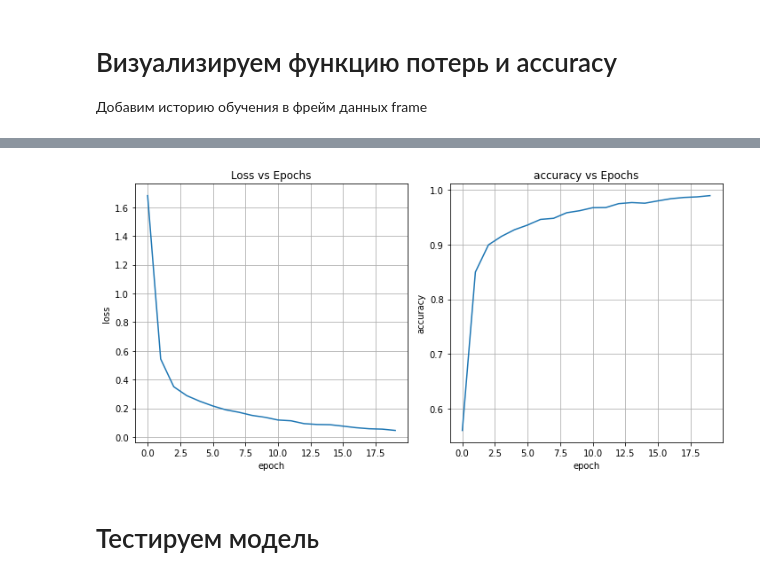
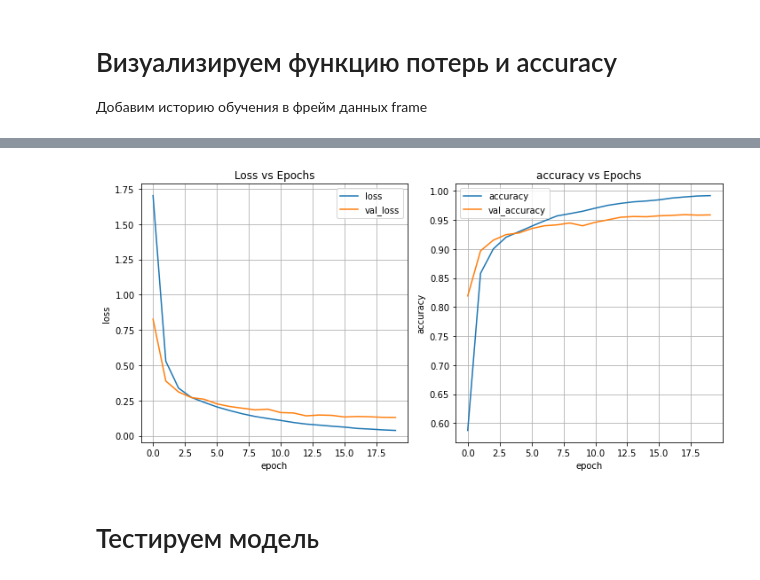
Before and after one commit to churillov/test_Comexp, a Jupyter notebook: Classificator.ipynb, the cells around one changed output, grey strips where cells are left out. Drawn from its saved outputs; the diff is of its cells as text; code cells hidden in the pictures.

```diff
--- a/Classificator.ipynb
+++ b/Classificator.ipynb
@@ -101,13 +101,13 @@ def compile_model(model):
                   loss='sparse_categorical_crossentropy',
                   metrics=["accuracy"])
 # %%
-def train_model(model, scaled_train_images, train_labels):
+def train_model(model, scaled_train_images, train_labels, validation_set):
     """
     Эта функция должна обучать модель в течение 5 эпох на scaled_train_images и train_labels.
     Функция должна возвращать историю обучения, возвращаемую model.fit.
     """
 
-    history = model.fit(scaled_train_images, train_labels, epochs=20, batch_size=256)
+    history = model.fit(scaled_train_images, train_labels, epochs=20, batch_size=256, validation_data=validation_set)
 
     return history
 # %% [markdown]
@@ -165,6 +165,8 @@ _________________________________________________________________
 
 Добавим историю обучения в фрейм данных frame
 # %%
-history = train_model(model, scaled_train_images, train_labels)
+VALIDATION_SET = (scaled_test_images, test_labels)
+
+history = train_model(model, scaled_train_images, train_labels, VALIDATION_SET)
 # %% [output]
 Epoch 1/20
@@ -190,17 +201,19 @@ Epoch 20/20
 # %%
 frame = pd.DataFrame(history.history)
 
 fig, ax=plt.subplots(nrows=1, ncols=2, figsize=(10, 5))
-frame['loss'].plot(title="Loss vs Epochs",  ax=ax[0], grid= True)
-frame['accuracy'].plot(ax=ax[1], title="accuracy vs Epochs", grid= True)
+frame['loss'].plot(title="Loss vs Epochs",  ax=ax[0], grid= True, legend=True)
+frame['accuracy'].plot(ax=ax[1], title="accuracy vs Epochs", grid= True, legend=True)
+frame['val_loss'].plot(title="Loss vs Epochs",  ax=ax[0], grid= True, legend=True)
+frame['val_accuracy'].plot(ax=ax[1], title="accuracy vs Epochs", grid= True, legend=True)
 ax[0].set_ylabel('loss')
 ax[0].set_xlabel('epoch')
 ax[1].set_ylabel('accuracy')
 ax[1].set_xlabel('epoch')
 plt.tight_layout()
 plt.show()
 # %% [output]
-[figure, old version]
+[figure, new version]
 # %% [markdown]
 # Тестируем модель
 # %%
```
Also changed, not shown: parts of 3 cells of this notebook, 1 other file.
